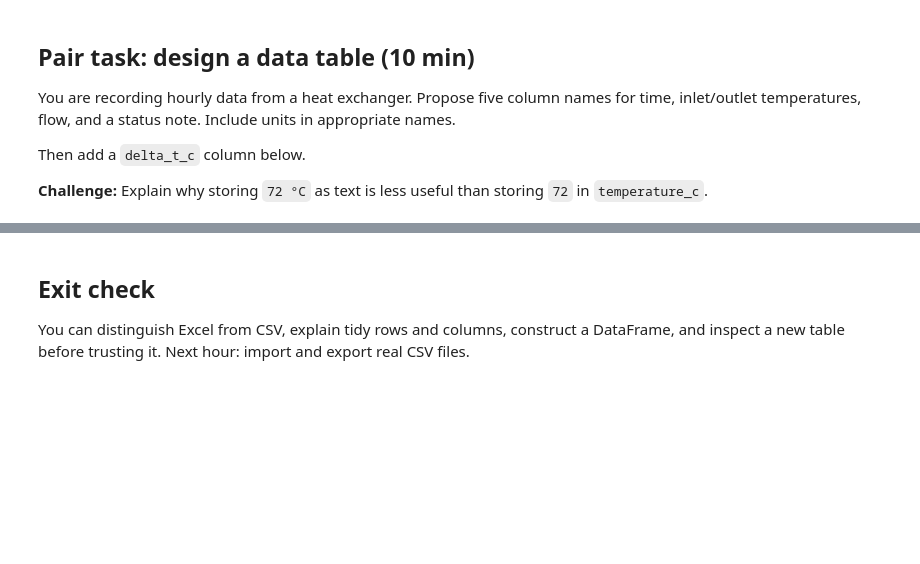
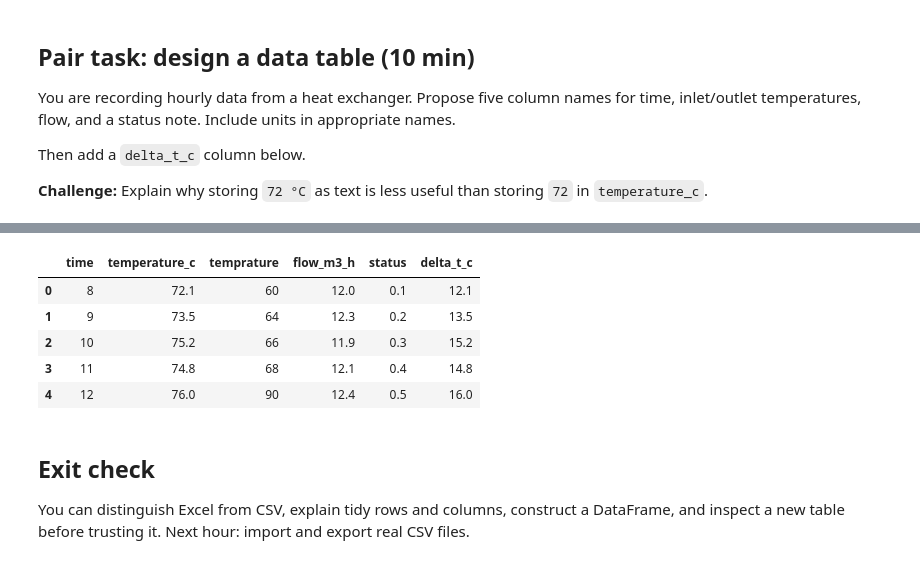
Before and after one commit to sarthakarmal1-art/Module_5_6_Both, a Jupyter notebook: 04_01_tabular_data_excel_csv.ipynb, the cells around one changed output, grey strips where cells are left out. Saved outputs shown, nothing was run; the diff lists cells and outputs as text; code cells hidden in the pictures; blank space fills up the shorter version.

```diff
--- a/04_01_tabular_data_excel_csv.ipynb
+++ b/04_01_tabular_data_excel_csv.ipynb
@@ -84,2 +120,13 @@ Then add a `delta_t_c` column below.
 process_data['delta_t_c'] = process_data['temperature_c'] - 60
 process_data
+# %%
+import pandas as pd
+
+process_data = pd.DataFrame({
+    'time': [8, 9, 10, 11, 12],
+    'temperature_c': [72.1, 73.5, 75.2, 74.8, 76.0],
+    'temprature':[60,64,66,68,90],
+    'flow_m3_h': [12.0, 12.3, 11.9, 12.1, 12.4],
+    'status':[0.1,0.2,0.3,0.4,0.5],
+})
+process_data
@@ -86,3 +140,18 @@ process_data
+# %%
+
+
+
+
+
+process_data['delta_t_c'] = process_data['temperature_c'] - 60
+process_data
+# %% [output]
+|  | time | temperature_c | temprature | flow_m3_h | status | delta_t_c |
+| 0 | 8 | 72.1 | 60 | 12.0 | 0.1 | 12.1 |
+| 1 | 9 | 73.5 | 64 | 12.3 | 0.2 | 13.5 |
+| 2 | 10 | 75.2 | 66 | 11.9 | 0.3 | 15.2 |
+| 3 | 11 | 74.8 | 68 | 12.1 | 0.4 | 14.8 |
+| 4 | 12 | 76.0 | 90 | 12.4 | 0.5 | 16.0 |
 # %% [markdown]
 ## Exit check
 
```
Also changed, not shown: parts of 3 cells of this notebook.
